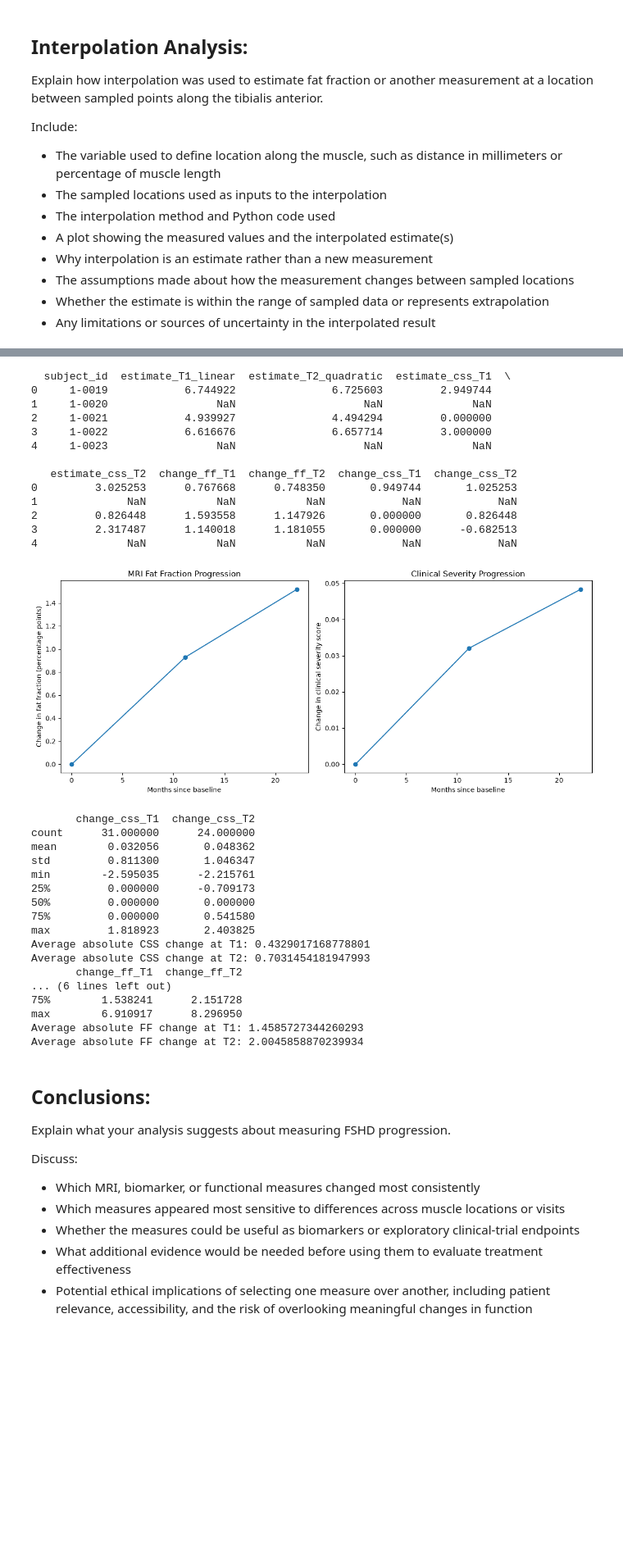
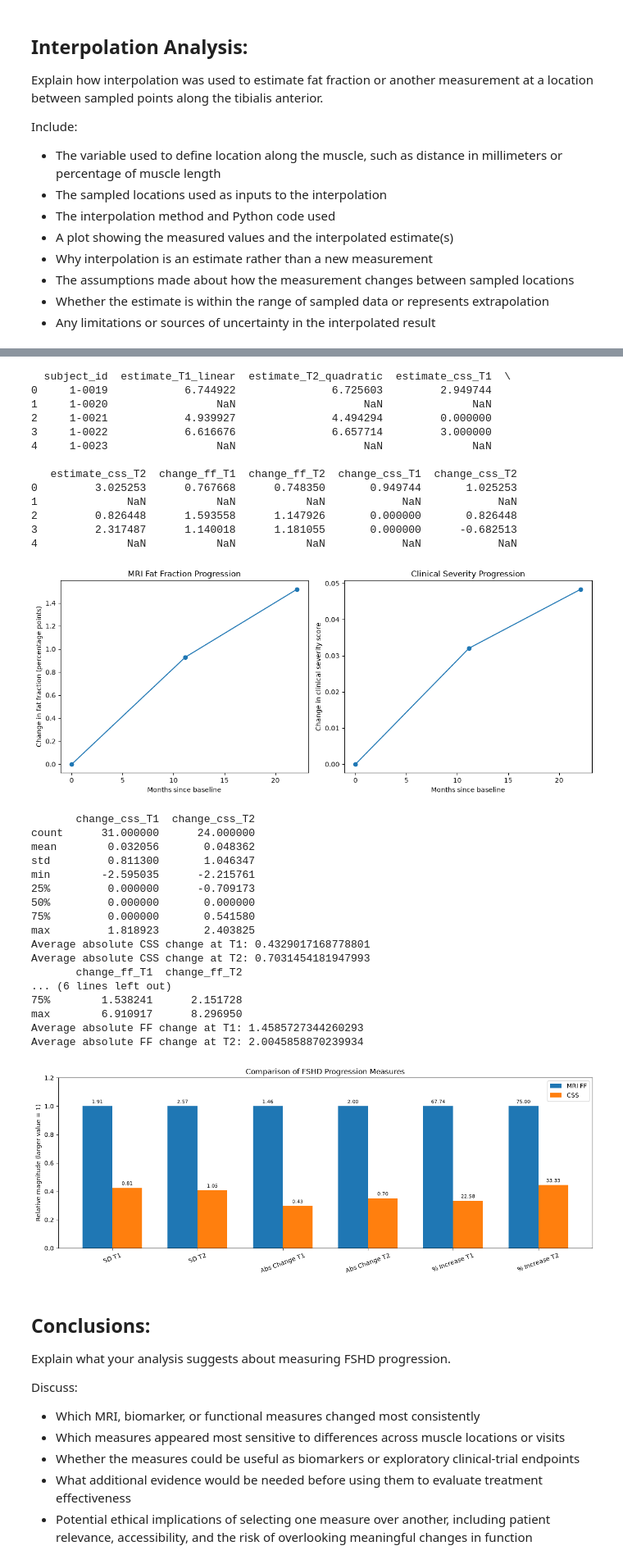
Before and after one commit to BigPanda0226/BME2315_Module2, a Jupyter notebook: FSHD_Module2_Project_Template.ipynb, the cells around one changed output, grey strips where cells are left out. Shown at 82% size. Drawn from its saved outputs; the diff is of its cells as text; code cells hidden in the pictures; blank space fills up the shorter version.

Commit message:
added section comparing the standard deviations, percent increase, and mean absolute change.,
the y axis is normalized to include all three in one graph

```diff
--- a/FSHD_Module2_Project_Template.ipynb
+++ b/FSHD_Module2_Project_Template.ipynb
@@ -627,6 +627,58 @@ print("Average absolute FF change at T1:",
 
 print("Average absolute FF change at T2:",
       results_df['change_ff_T2'].abs().mean())
+
+
+
+metrics = [
+    'SD T1', 'SD T2',
+    'Abs Change T1', 'Abs Change T2',
+    '% Increase T1', '% Increase T2'
+]
+
+ff_cols = ['change_ff_T1', 'change_ff_T2']
+css_cols = ['change_css_T1', 'change_css_T2']
+
+def get_metrics(cols):
+    values = [results_df[c].dropna() for c in cols]
+    return np.array([
+        values[0].std(), values[1].std(),
+        values[0].abs().mean(), values[1].abs().mean(),
+        (values[0] > 0).mean() * 100,
+        (values[1] > 0).mean() * 100
+    ])
+
+ff = get_metrics(ff_cols)
+css = get_metrics(css_cols)
+
+# Normalize each metric relative to the larger value
+scale = np.maximum(np.maximum(ff, css), 1e-12)
+ff_norm = ff / scale
+css_norm = css / scale
+
+x = np.arange(len(metrics))
+width = 0.35
+
+fig, ax = plt.subplots(figsize=(13, 5))
+ax.bar(x - width/2, ff_norm, width, label='MRI FF')
+ax.bar(x + width/2, css_norm, width, label='CSS')
+
+ax.set_xticks(x)
+ax.set_xticklabels(metrics, rotation=20)
+ax.set_ylabel('Relative magnitude (larger value = 1)')
+ax.set_title('Comparison of FSHD Progression Measures')
+ax.legend()
+
+# Display actual values above each bar
+for i in range(len(metrics)):
+    ax.text(x[i]-width/2, ff_norm[i]+0.02,
+            f'{ff[i]:.2f}', ha='center', fontsize=8)
+    ax.text(x[i]+width/2, css_norm[i]+0.02,
+            f'{css[i]:.2f}', ha='center', fontsize=8)
+
+ax.set_ylim(0, 1.2)
+plt.tight_layout()
+plt.show()
 # %% [output]
 (34, 46)
 Subjects: 34
@@ -643,33 +695,34 @@ f_quadratic(T2) = 12.62727956965659
 0     1-0019            6.744922               6.725603         2.949744
 1     1-0020                 NaN                    NaN              NaN
 2     1-0021            4.939927               4.494294         0.000000
 3     1-0022            6.616676               6.657714         3.000000
 4     1-0023                 NaN                    NaN              NaN
 
    estimate_css_T2  change_ff_T1  change_ff_T2  change_css_T1  change_css_T2
 0         3.025253      0.767668      0.748350       0.949744       1.025253
 1              NaN           NaN           NaN            NaN            NaN
 2         0.826448      1.593558      1.147926       0.000000       0.826448
 3         2.317487      1.140018      1.181055       0.000000      -0.682513
 4              NaN           NaN           NaN            NaN            NaN
 [figure]
        change_css_T1  change_css_T2
 count      31.000000      24.000000
 mean        0.032056       0.048362
 std         0.811300       1.046347
 min        -2.595035      -2.215761
 25%         0.000000      -0.709173
 50%         0.000000       0.000000
 75%         0.000000       0.541580
 max         1.818923       2.403825
 Average absolute CSS change at T1: 0.4329017168778801
 Average absolute CSS change at T2: 0.7031454181947993
        change_ff_T1  change_ff_T2
 ... (6 lines left out)
 75%        1.538241      2.151728
 max        6.910917      8.296950
 Average absolute FF change at T1: 1.4585727344260293
 Average absolute FF change at T2: 2.0045858870239934
+[figure, added]
 # %% [markdown]
 ## Conclusions:
 
```
